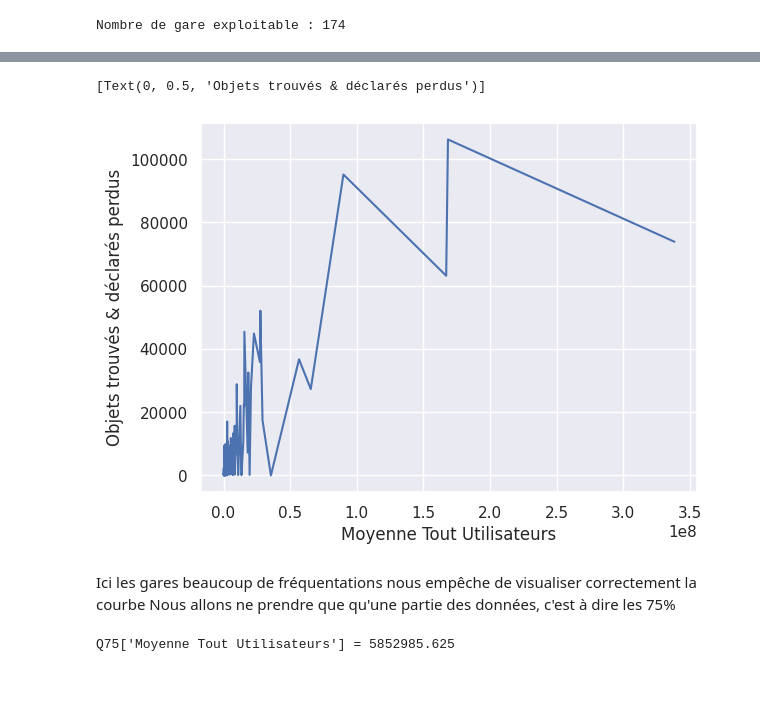
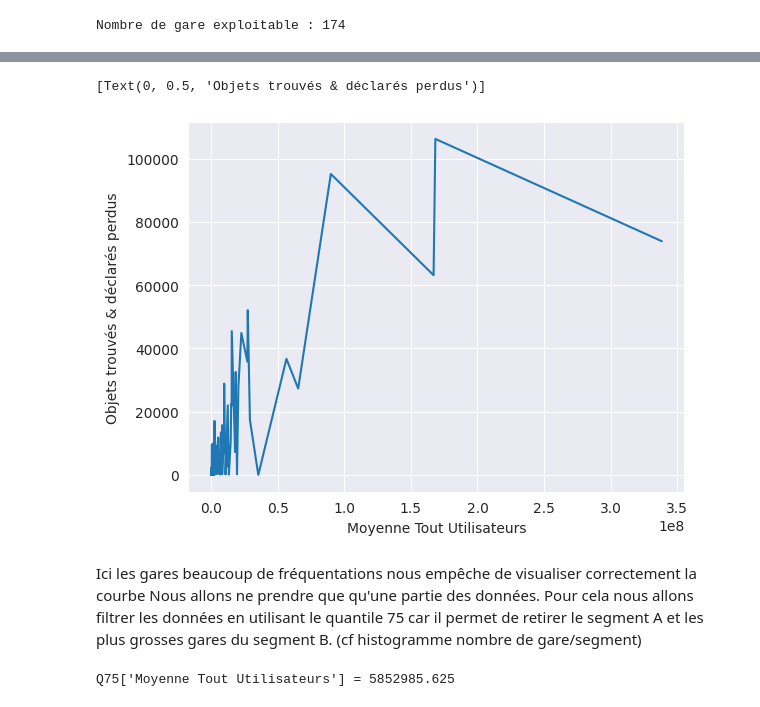
Before and after one commit to EdouardQ/H3Python, a Jupyter notebook: sncf.ipynb, the cells around one changed output, grey strips where cells are left out. Cells and saved outputs as stored; diff of their text form; code cells hidden in the pictures.

```diff
--- a/sncf.ipynb
+++ b/sncf.ipynb
@@ -243,11 +241,11 @@ sb.barplot(data=data.nsmallest(20, "Moyenne Tout Utilisateurs"), x=data['Objets
 # %%
-sb.lineplot(data=data, x="Moyenne Tout Utilisateurs", y=data['Objets Trouvés'] + data['Pertes Déclarées']).set(ylabel="Objets trouvés & déclarés perdus")
+sb.lineplot(data=data, x="Moyenne Tout Utilisateurs", y="Objets trouvés et déclarés perdus").set(ylabel="Objets trouvés & déclarés perdus")
 # %% [output]
 [Text(0, 0.5, 'Objets trouvés & déclarés perdus')]
-[figure, old version]
+[figure, new version]
 # %% [markdown]
 Ici les gares beaucoup de fréquentations nous empêche de visualiser correctement la courbe
-Nous allons ne prendre que qu'une partie des données, c'est à dire les 75%
+Nous allons ne prendre que qu'une partie des données. Pour cela nous allons filtrer les données en utilisant le quantile 75 car il permet de retirer le segment A et les plus grosses gares du segment B. (cf histogramme nombre de gare/segment)
 # %%
 print("Q75['Moyenne Tout Utilisateurs'] =", data['Moyenne Tout Utilisateurs'].quantile(0.75))
 # %% [output]
```
Also changed, not shown: parts of 4 cells of this notebook.
